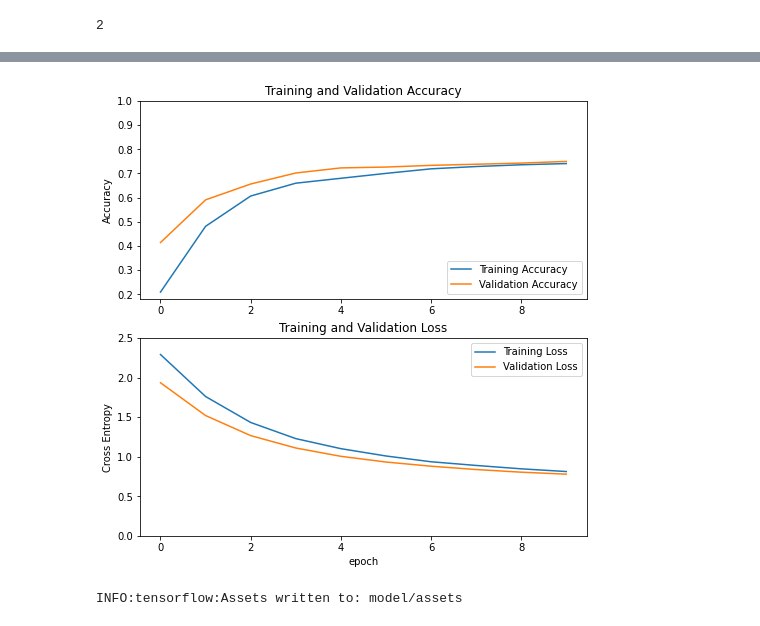
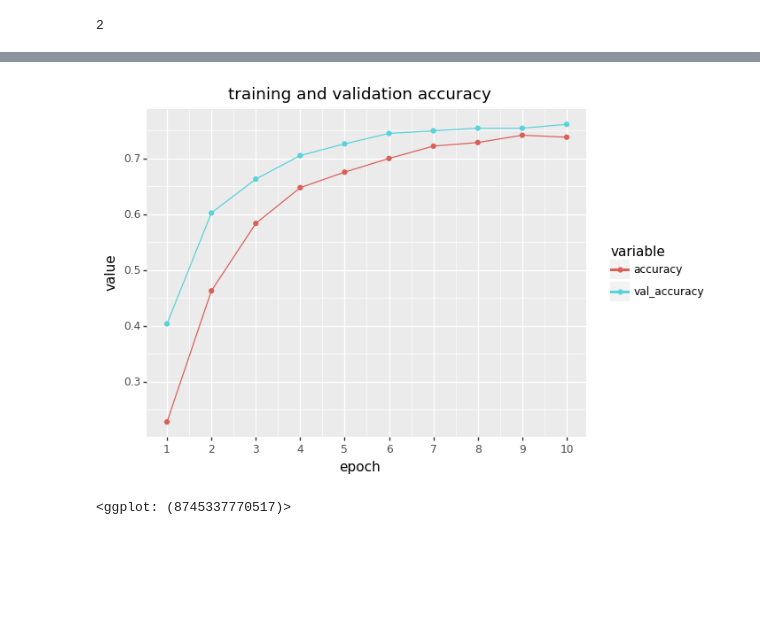
Before and after one commit to mjdall/pinterest_scraper, a Jupyter notebook: training.ipynb, the cells around one changed output, grey strips where cells are left out. Cells and saved outputs as stored; diff of their text form; code cells hidden in the pictures; blank space fills up the shorter version.

```diff
--- a/training.ipynb
+++ b/training.ipynb
@@ -214,7 +230,8 @@ IMG_SHAPE = SIZE + (3,)
 base_model = tf.keras.applications.EfficientNetB0(
     input_shape=IMG_SHAPE,
     include_top=False,
-    weights="imagenet")
+    weights="imagenet",
+    input_shape=SIZE)
 base_model.trainable = False
 
 image_batch, label_batch = next(iter(train_ds))
@@ -298,32 +315,20 @@ Epoch 10/10
-# %%
-acc = history.history['accuracy']
-val_acc = history.history['val_accuracy']
-
-loss = history.history['loss']
-val_loss = history.history['val_loss']
-
-plt.figure(figsize=(8, 8))
-plt.subplot(2, 1, 1)
-plt.plot(acc, label='Training Accuracy')
-plt.plot(val_acc, label='Validation Accuracy')
-plt.legend(loc='lower right')
-plt.ylabel('Accuracy')
-plt.ylim([min(plt.ylim()),1])
-plt.title('Training and Validation Accuracy')
-
-plt.subplot(2, 1, 2)
-plt.plot(loss, label='Training Loss')
-plt.plot(val_loss, label='Validation Loss')
-plt.legend(loc='upper right')
-plt.ylabel('Cross Entropy')
-plt.ylim([0, 2.5])
-plt.title('Training and Validation Loss')
-plt.xlabel('epoch')
-plt.show()
-# %% [output]
-[figure, removed]
-# %%
-# save the model
-model.save("model")
-# %% [output]
-INFO:tensorflow:Assets written to: model/assets
+# %%
+from plotnine import ggplot, aes, geom_line, geom_point, ggtitle, scale_x_continuous
+
+history_df = pd.DataFrame(history.history)
+history_df["epoch"] = range(1, len(history_df.accuracy) + 1)
+history_melt = history_df.melt(value_vars=["accuracy", "val_accuracy", "loss", "val_loss"], id_vars = "epoch")
+
+accuracy_stats = history_melt[history_melt.variable.isin(["accuracy", "val_accuracy"])]
+loss_stats = history_melt[history_melt.variable.isin(["loss", "val_loss"])]
+
+(
+  ggplot(accuracy_stats, aes(x = "epoch", y = "value", colour = "variable")) +
+  geom_line() +
+  geom_point() +
+  scale_x_continuous(breaks = range(12)) +
+  ggtitle("training and validation accuracy")
+)
+# %% [output]
+[figure, added]
+<ggplot: (8745337770517)>
```
Also changed, not shown: parts of 18 cells of this notebook.
